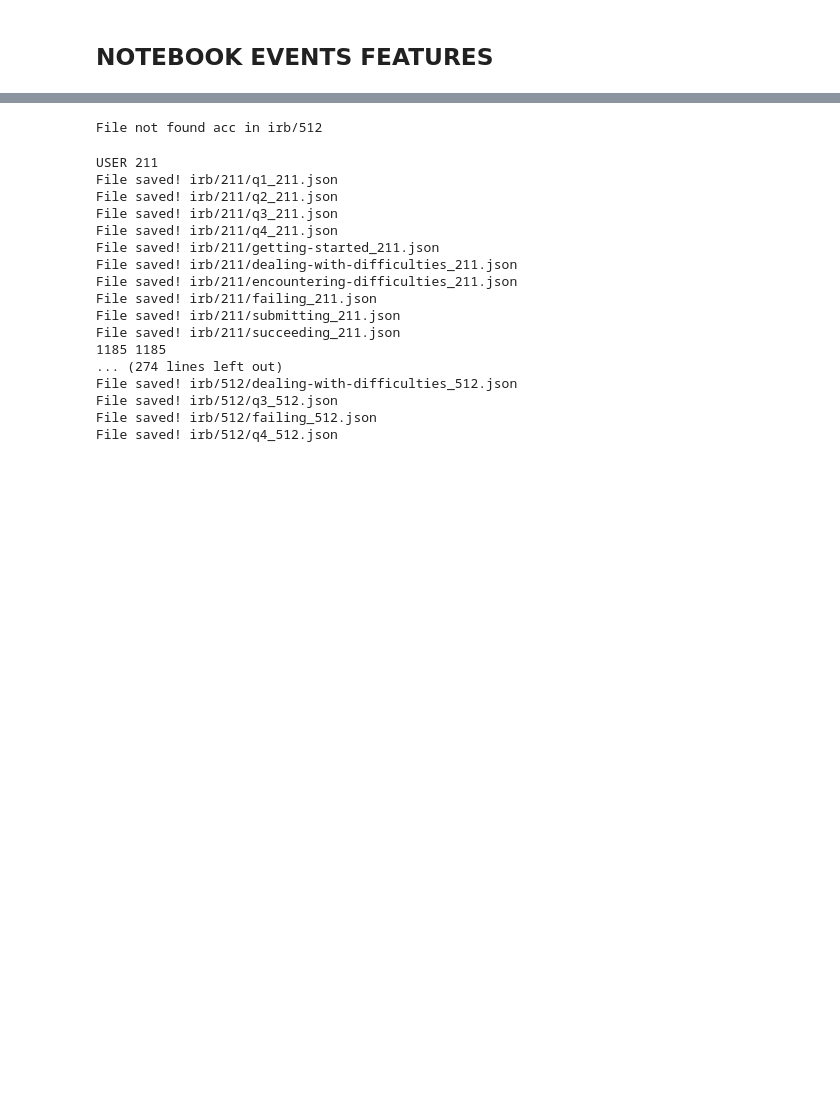
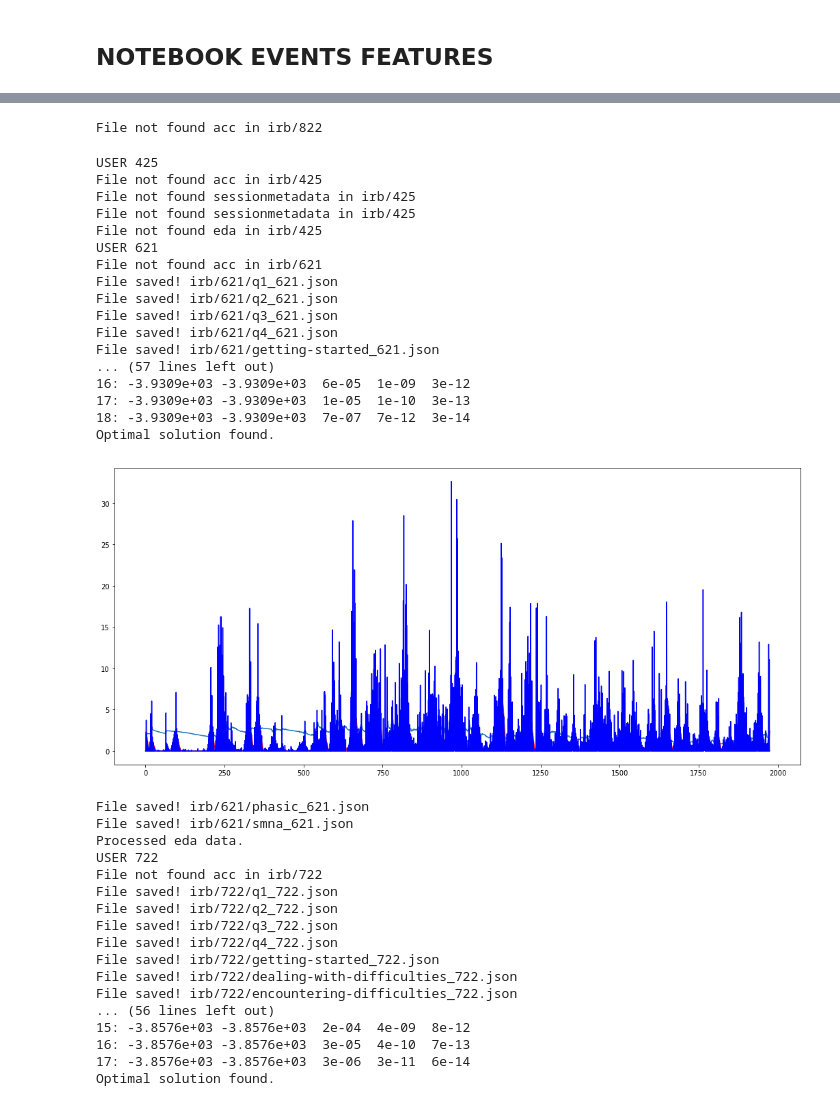
Before and after one commit to The-Hybrid-Atelier/biosignal-processing, a Jupyter notebook: codewords/3_StudyFeatureExtraction.ipynb, the cells around one changed output, grey strips where cells are left out. Saved outputs shown, nothing was run; the diff lists cells and outputs as text; code cells hidden in the pictures; blank space fills up the shorter version.

```diff
--- a/codewords/3_StudyFeatureExtraction.ipynb
+++ b/codewords/3_StudyFeatureExtraction.ipynb
@@ -1,5 +1,5 @@
 # %%
-# folder = "irb/722"
+folder = "irb/722"
 SESSION_ID = "CHI2019"
 # %% [markdown]
 # Overview
@@ -853,36 +833,54 @@ def process_acc(folder):
 # %%
 process_acc(folder)
 # %% [output]
-File not found acc in irb/512
+File not found acc in irb/822
 # %%
 # %pylab inline
 data = filter(os.path.isdir, glob(DATA_ROOT + "/*"))
 for folder in data:
     user = os.path.basename(folder)
     if user == "datasets":
         continue
     print("USER", user)
 #     save_textchunk(folder)
 #     save_notebook_events(folder)
 #     save_mouse_events(folder)
-#     process_acc(folder)
+    process_acc(folder)
     process_maxqda(folder)
-#     analyze_eda(folder)
+    analyze_eda(folder)
 # %% [output]
-USER 211
-File saved! irb/211/q1_211.json
-File saved! irb/211/q2_211.json
-File saved! irb/211/q3_211.json
-File saved! irb/211/q4_211.json
-File saved! irb/211/getting-started_211.json
-File saved! irb/211/dealing-with-difficulties_211.json
-File saved! irb/211/encountering-difficulties_211.json
-File saved! irb/211/failing_211.json
-File saved! irb/211/submitting_211.json
-File saved! irb/211/succeeding_211.json
-1185 1185
-... (274 lines left out)
-File saved! irb/512/dealing-with-difficulties_512.json
-File saved! irb/512/q3_512.json
-File saved! irb/512/failing_512.json
-File saved! irb/512/q4_512.json
+USER 425
+File not found acc in irb/425
+File not found sessionmetadata in irb/425
+File not found sessionmetadata in irb/425
+File not found eda in irb/425
+USER 621
+File not found acc in irb/621
+File saved! irb/621/q1_621.json
+File saved! irb/621/q2_621.json
+File saved! irb/621/q3_621.json
+File saved! irb/621/q4_621.json
+File saved! irb/621/getting-started_621.json
+... (57 lines left out)
+16: -3.9309e+03 -3.9309e+03  6e-05  1e-09  3e-12
+17: -3.9309e+03 -3.9309e+03  1e-05  1e-10  3e-13
+18: -3.9309e+03 -3.9309e+03  7e-07  7e-12  3e-14
+Optimal solution found.
+[figure, added]
+File saved! irb/621/phasic_621.json
+File saved! irb/621/smna_621.json
+Processed eda data.
+USER 722
+File not found acc in irb/722
+File saved! irb/722/q1_722.json
+File saved! irb/722/q2_722.json
+File saved! irb/722/q3_722.json
+File saved! irb/722/q4_722.json
+File saved! irb/722/getting-started_722.json
+File saved! irb/722/dealing-with-difficulties_722.json
+File saved! irb/722/encountering-difficulties_722.json
+... (56 lines left out)
+15: -3.8576e+03 -3.8576e+03  2e-04  4e-09  8e-12
+16: -3.8576e+03 -3.8576e+03  3e-05  4e-10  7e-13
+17: -3.8576e+03 -3.8576e+03  3e-06  3e-11  6e-14
+Optimal solution found.
```
Also changed, not shown: parts of 4 cells of this notebook, 8 other files.
